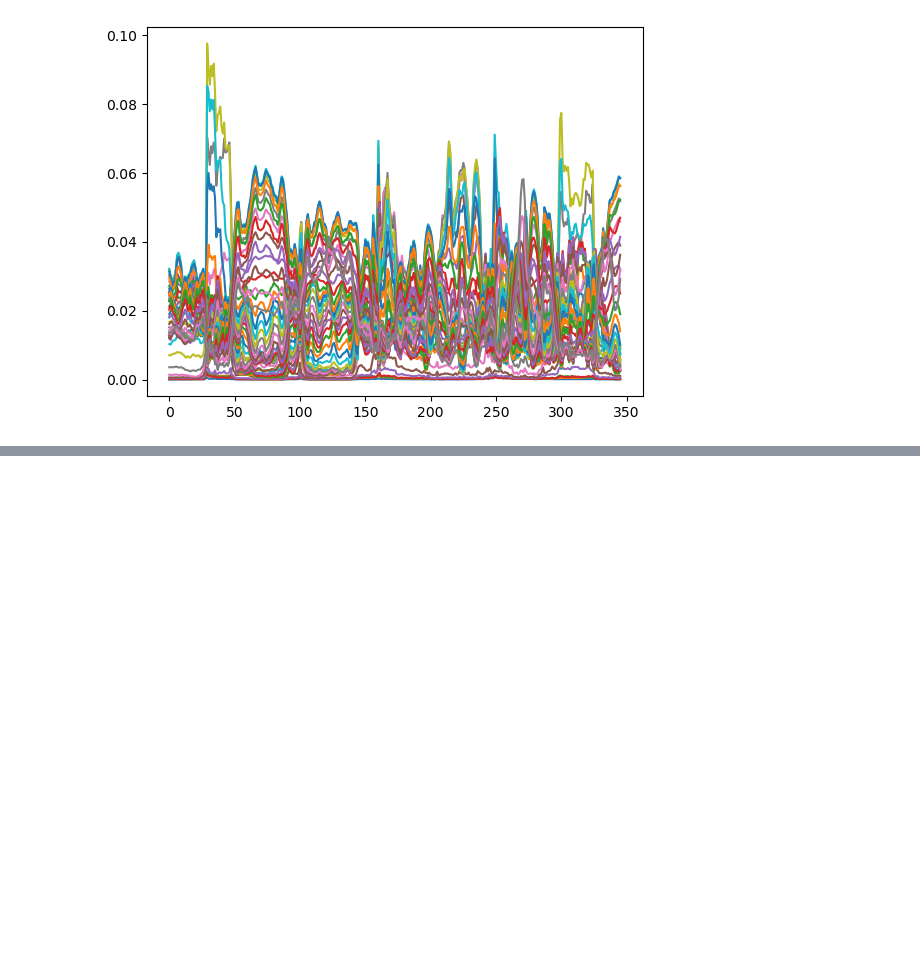
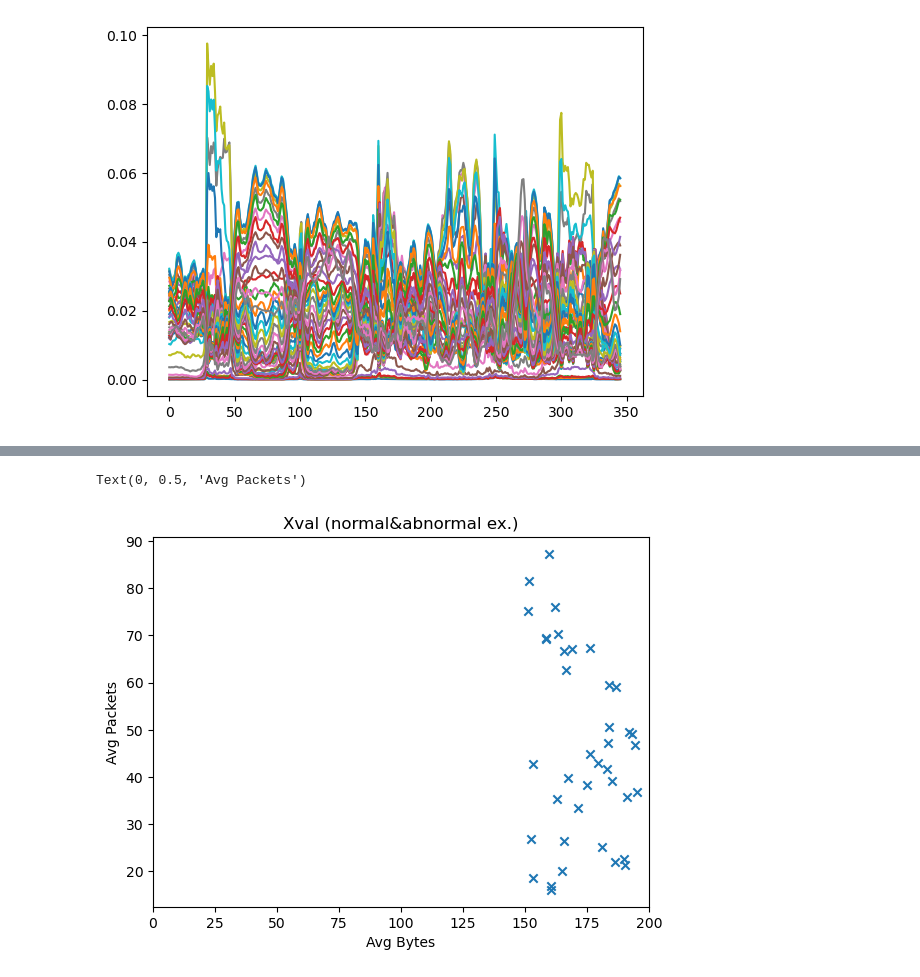
Before and after one commit to Pengrey/AAS, a Jupyter notebook: Work/proj/AAS_Project.ipynb, the cells around one changed output, grey strips where cells are left out. Cells and saved outputs as stored; diff of their text form; code cells hidden in the pictures; blank space fills up the shorter version.

```diff
--- a/Work/proj/AAS_Project.ipynb
+++ b/Work/proj/AAS_Project.ipynb
@@ -792,0 +861,21 @@ mu, sigma2 = estimateGaussian(Xtrain)
+# %%
+
+
+Xval = np.column_stack((infected_features[:,0],infected_features[:,8]))
+
+new_xval = np.array([(x[0],x[1]) for x in Xval if x[0]>150])
+
+
+plt.scatter(new_xval[:, 0], new_xval[:, 1], marker="x")
+plt.title("Xval (normal&abnormal ex.)")
+plt.xlim(0,200)
+
+
+
+plt.xlabel("Avg Bytes")
+plt.ylabel("Avg Packets")
+
+Xval = new_xval
+# %% [output]
+Text(0, 0.5, 'Avg Packets')
+[figure, added]
```
Also changed, not shown: parts of 38 cells of this notebook, 5 other files.
